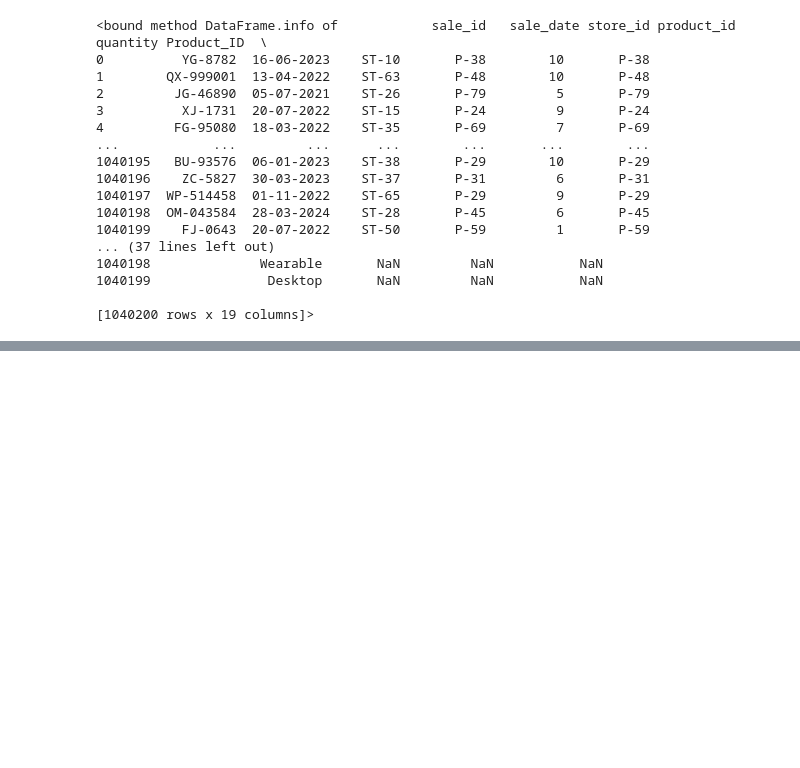
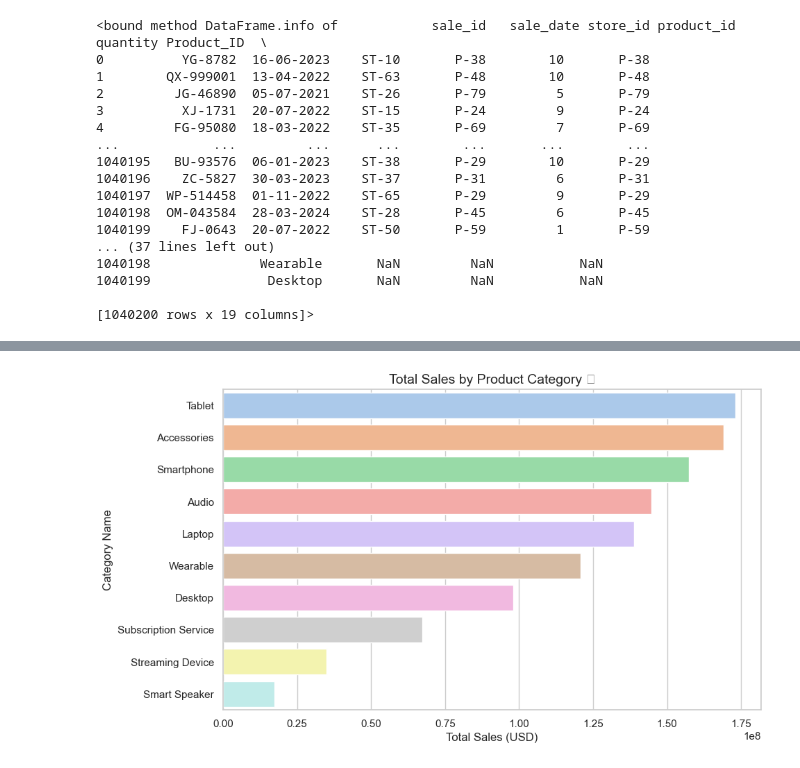
Before and after one commit to AliSherif2303/Apple-Retail-Sales-Forcasting, a Jupyter notebook: notebooks/01_data_loading_and_merging.ipynb, the cells around one changed output, grey strips where cells are left out. Cells and saved outputs as stored; diff of their text form; code cells hidden in the pictures; blank space fills up the shorter version.

```diff
--- a/notebooks/01_data_loading_and_merging.ipynb
+++ b/notebooks/01_data_loading_and_merging.ipynb
@@ -39,0 +134,11 @@ mf.info
+# %%
+category_sales = mf.groupby('category_name')['price'].sum().sort_values(ascending=False)
+
+plt.figure(figsize=(10,6))
+sns.barplot(x=category_sales.values, y=category_sales.index, hue=category_sales.index, dodge=False, legend=False)
+plt.title("Total Sales by Product Category 📦", fontsize=14)
+plt.xlabel("Total Sales (USD)")
+plt.ylabel("Category Name")
+plt.show()
+# %% [output]
+[figure, added]
```
Also changed, not shown: parts of 15 cells of this notebook.
